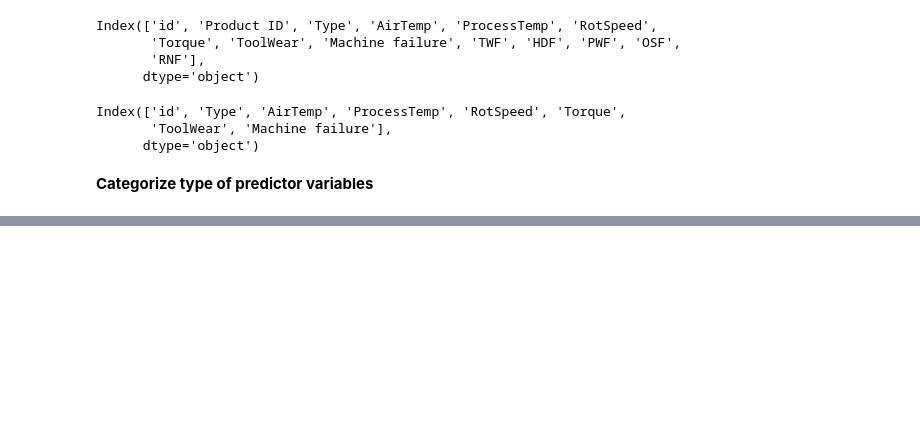
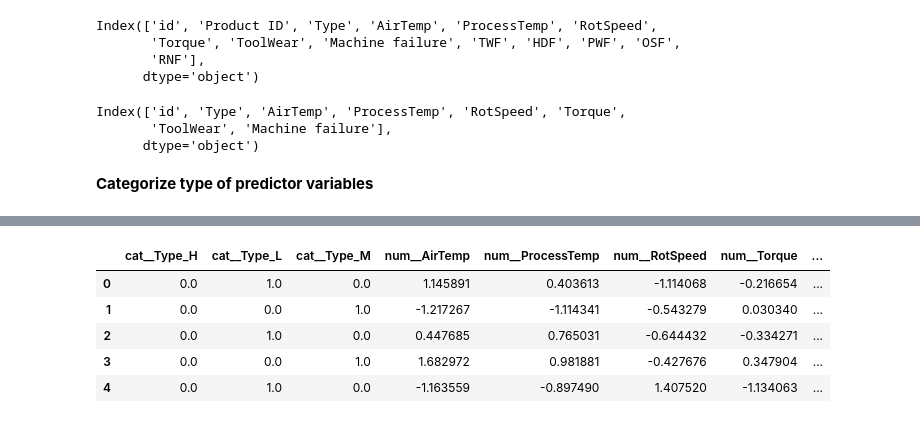
Before and after one commit to sharmilat29/Kaggle-Machine-Failure-Classification-Algorithms, a Jupyter notebook: machine-failure-binary-classification.ipynb, the cells around one changed output, grey strips where cells are left out. Cells and saved outputs as stored; diff of their text form; code cells hidden in the pictures; blank space fills up the shorter version.

```diff
--- a/machine-failure-binary-classification.ipynb
+++ b/machine-failure-binary-classification.ipynb
@@ -108,0 +156,35 @@ Index(['id', 'Type', 'AirTemp', 'ProcessTemp', 'RotSpeed', 'Torque',
+# %%
+# Variable types:
+# Continuous = ["AirTemp", "ProcessTemp", "RotSpeed", "Torque", "ToolWear"]
+# Categorical = ["Type"]
+
+# Normalize continuous variables:
+
+from sklearn.preprocessing import StandardScaler
+from sklearn.preprocessing import OneHotEncoder
+from sklearn.compose import ColumnTransformer
+
+transformers = [
+    ('cat', OneHotEncoder(handle_unknown = 'ignore'), ['Type']),
+    ('num', StandardScaler(), ['AirTemp', 'ProcessTemp', 'RotSpeed', 'Torque', 'ToolWear']),
+    ('skip', 'passthrough', ['id'])
+]
+
+col_transformer = ColumnTransformer(transformers)
+
+#train_X_num = pd.DataFrame(sc.fit_transform(train_X_num), columns = train_X_num.columns)
+#val_X_num = pd.DataFrame(sc.transform(val_X_num), columns = val_X_num.columns)
+
+#train_X_num.head()
+
+train_X_new = pd.DataFrame(col_transformer.fit_transform(train_X), columns = col_transformer.get_feature_names_out())
+val_X_new = pd.DataFrame(col_transformer.transform(val_X), columns = col_transformer.get_feature_names_out())
+
+train_X_new.head()
+# %% [output]
+|  | cat__Type_H | cat__Type_L | cat__Type_M | num__AirTemp | num__ProcessTemp | num__RotSpeed | num__Torque | ... |
+| 0 | 0.0 | 1.0 | 0.0 | 1.145891 | 0.403613 | -1.114068 | -0.216654 | ... |
+| 1 | 0.0 | 0.0 | 1.0 | -1.217267 | -1.114341 | -0.543279 | 0.030340 | ... |
+| 2 | 0.0 | 1.0 | 0.0 | 0.447685 | 0.765031 | -0.644432 | -0.334271 | ... |
+| 3 | 0.0 | 0.0 | 1.0 | 1.682972 | 0.981881 | -0.427676 | 0.347904 | ... |
+| 4 | 0.0 | 1.0 | 0.0 | -1.163559 | -0.897490 | 1.407520 | -1.134063 | ... |
```
Also changed, not shown: parts of 16 cells of this notebook.
